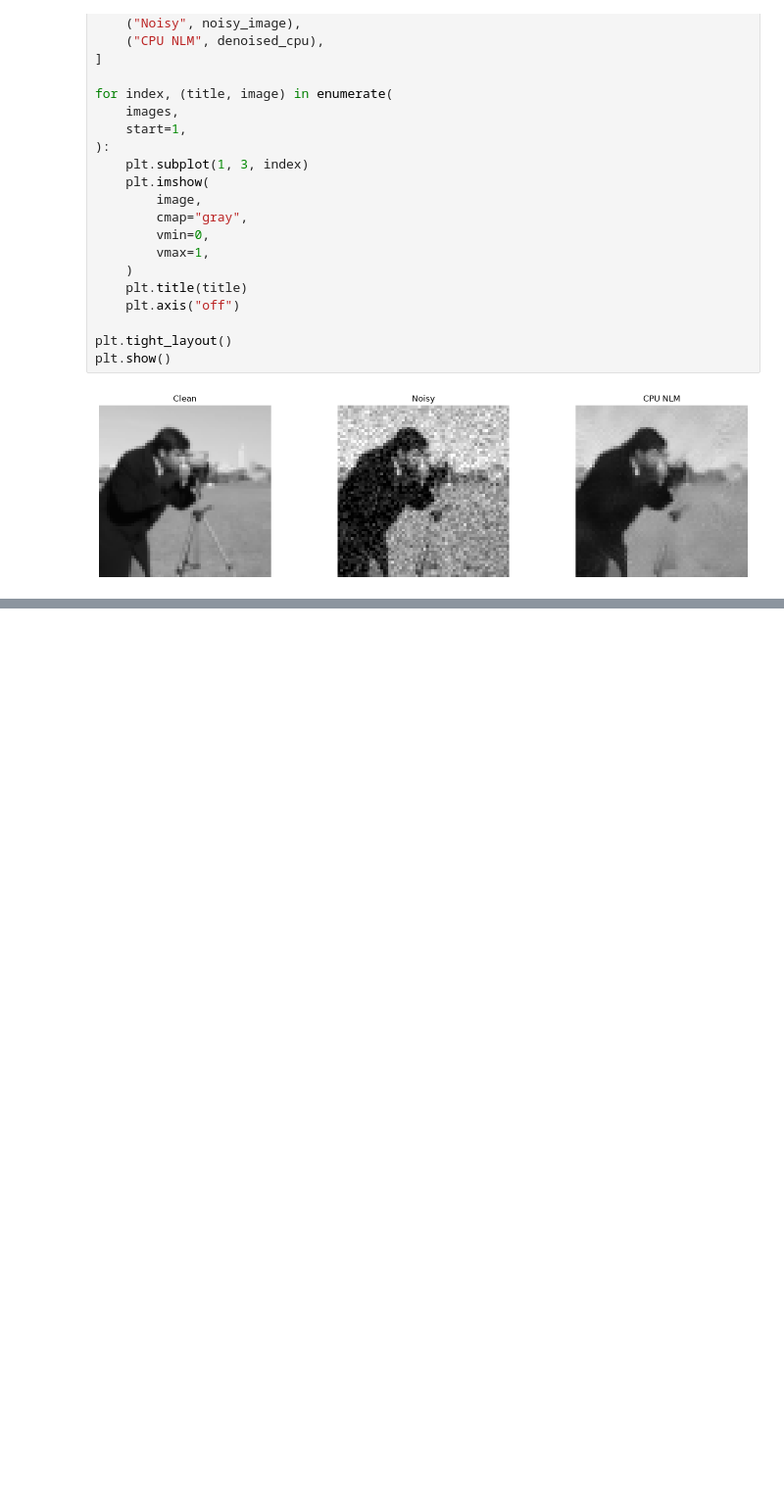
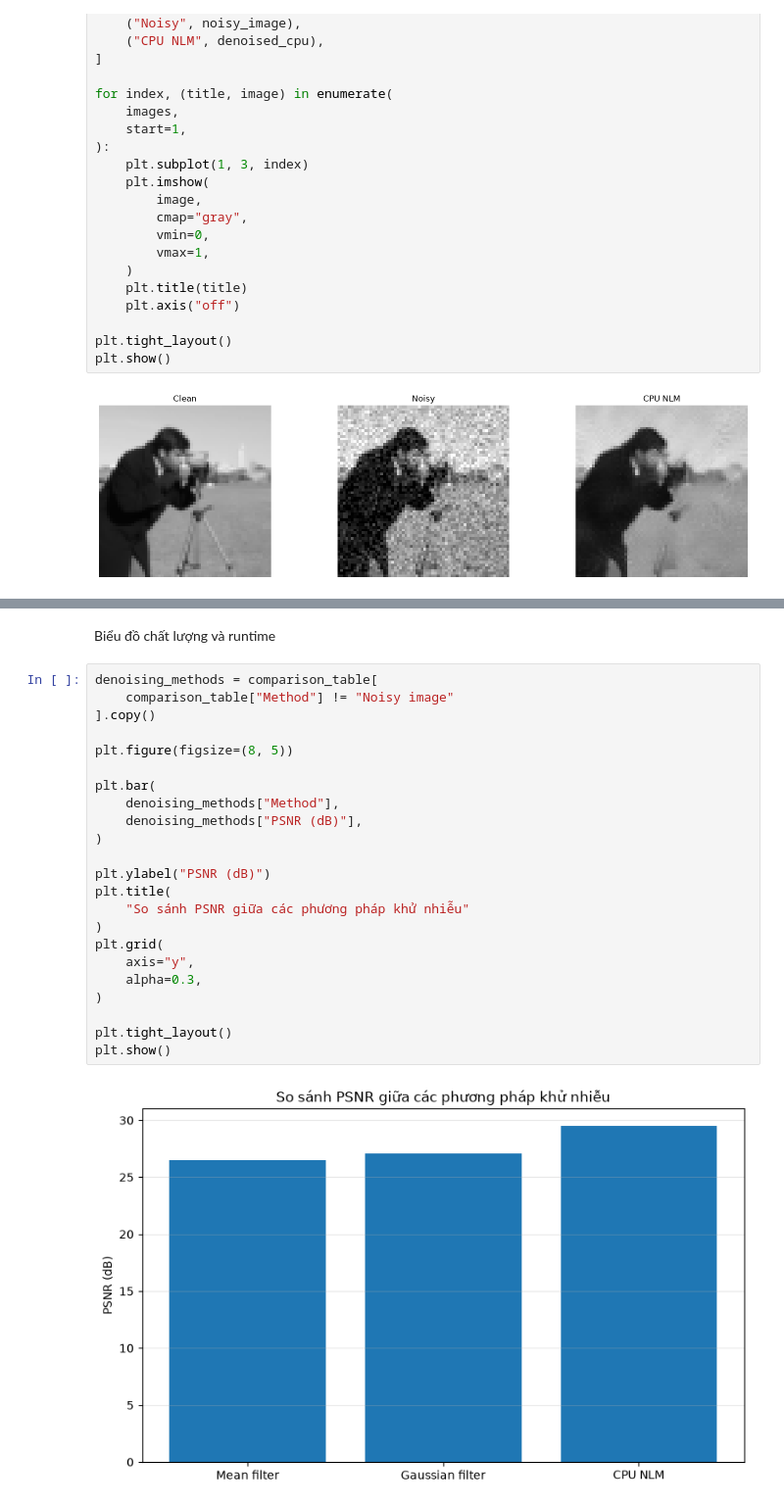
Before and after one commit to JustPhat/gpu_dense_vector_retrieval, a Jupyter notebook: notebooks/01_cpu_baseline.ipynb, the cells around one changed output, grey strips where cells are left out. Shown at 98% size. Drawn from its saved outputs; the diff is of its cells as text; blank space fills up the shorter version.

```diff
--- a/notebooks/01_cpu_baseline.ipynb
+++ b/notebooks/01_cpu_baseline.ipynb
@@ -232,0 +555,27 @@ plt.show()
+# %% [markdown]
+Biểu đồ chất lượng và runtime
+# %%
+denoising_methods = comparison_table[
+    comparison_table["Method"] != "Noisy image"
+].copy()
+
+plt.figure(figsize=(8, 5))
+
+plt.bar(
+    denoising_methods["Method"],
+    denoising_methods["PSNR (dB)"],
+)
+
+plt.ylabel("PSNR (dB)")
+plt.title(
+    "So sánh PSNR giữa các phương pháp khử nhiễu"
+)
+plt.grid(
+    axis="y",
+    alpha=0.3,
+)
+
+plt.tight_layout()
+plt.show()
+# %% [output]
+[figure, added]
```
Also changed, not shown: parts of 25 cells of this notebook, 13 other files.
